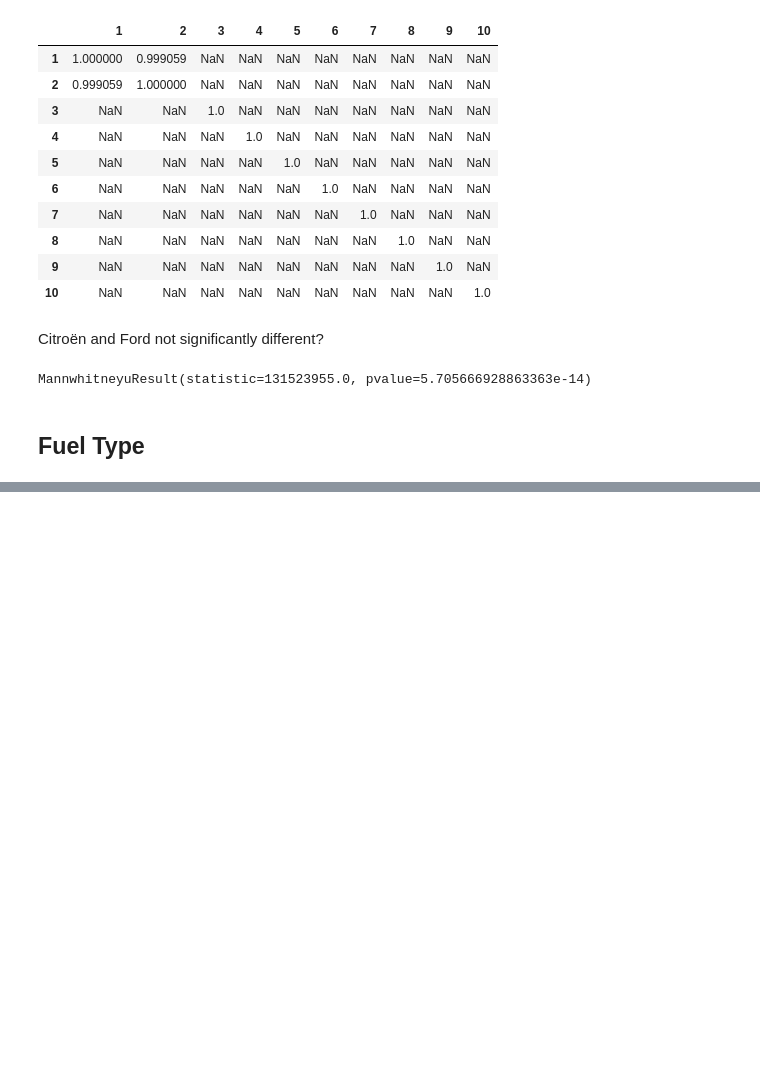
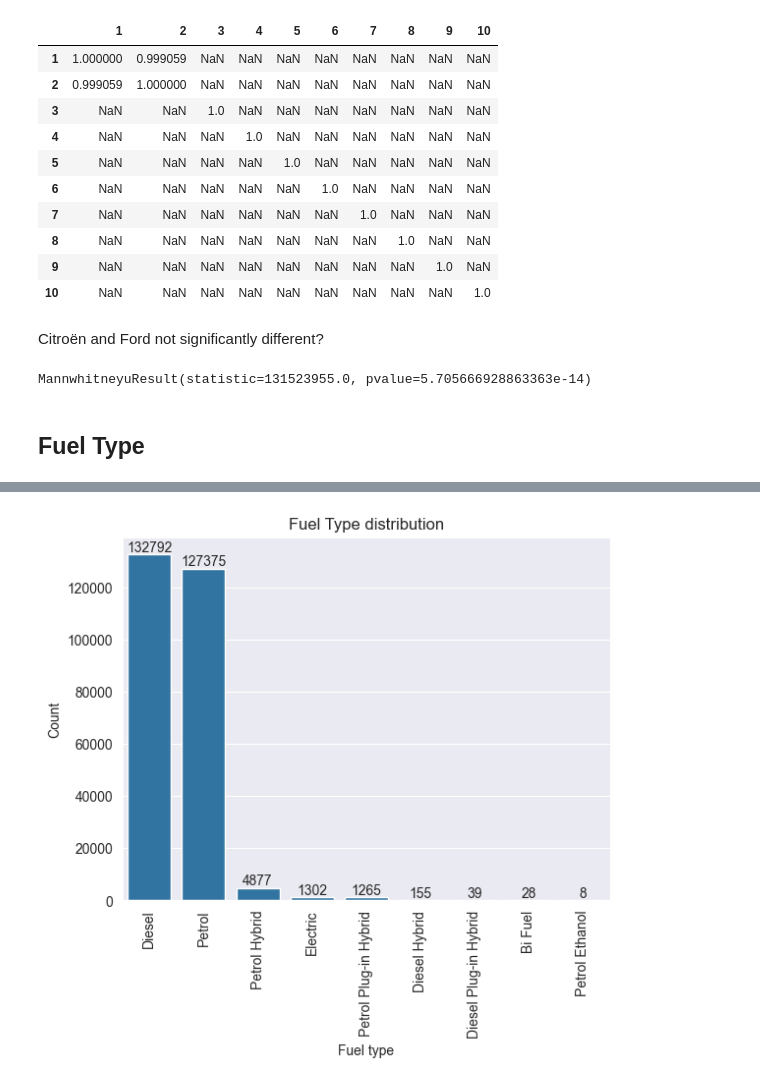
Before and after one commit to maciej-polcyn/data-processing-capstone-project, a Jupyter notebook: report.ipynb, the cells around one changed output, grey strips where cells are left out. Drawn from its saved outputs; the diff is of its cells as text; code cells hidden in the pictures; blank space fills up the shorter version.

```diff
--- a/report.ipynb
+++ b/report.ipynb
@@ -205,17 +216,20 @@ df["Fuel_Type"].value_counts().reset_index()
 # %%
 plt.title("Fuel Type distribution")
 plt.xlabel("Fuel type")
 plt.ylabel("Count")
 
 labels = df["Fuel_Type"].value_counts().index
 counted = df["Fuel_Type"].value_counts().reset_index()
 
 g = sns.barplot(counted, x="Fuel_Type", y="count", order=labels)
 
 g.bar_label(g.containers[0])
+g.set_xticks(range(len(labels)))
 g.set_xticklabels(labels, rotation=90)
 
 plt.show()
+# %% [output]
+[figure, added]
 # %%
 plt.title("Fuel Type vs Price")
 plt.xlabel("Fuel type")
```
Also changed, not shown: parts of 2 cells of this notebook, 3 other files.
